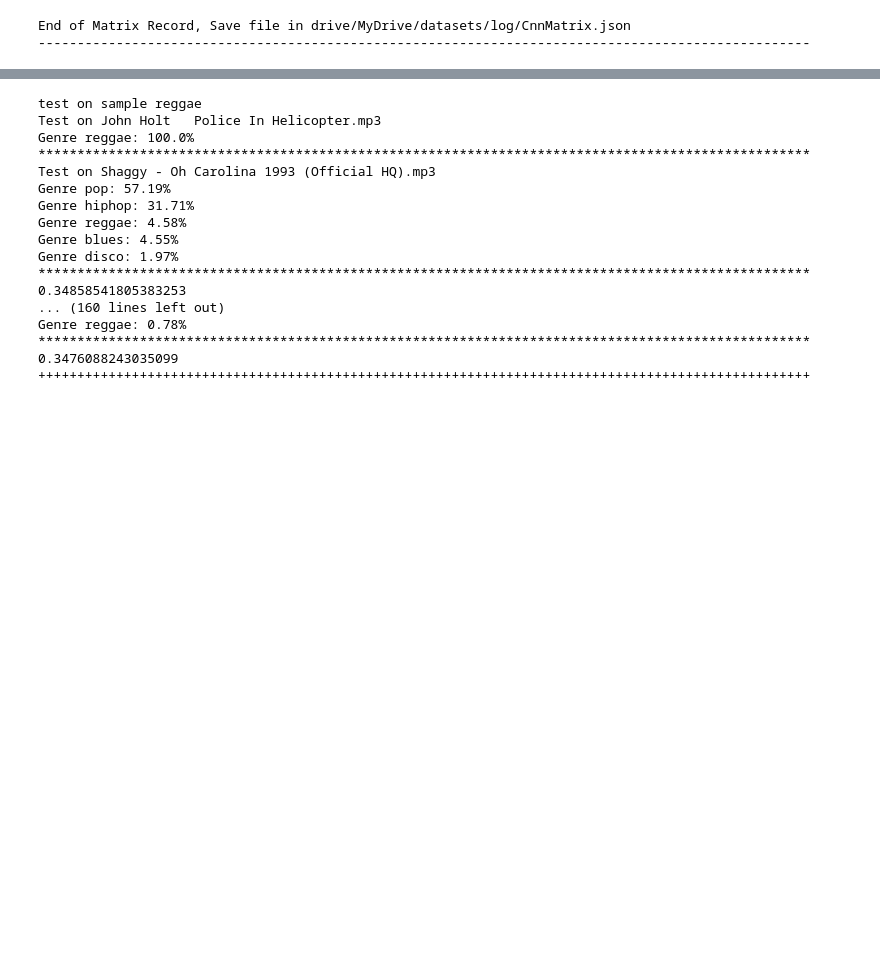
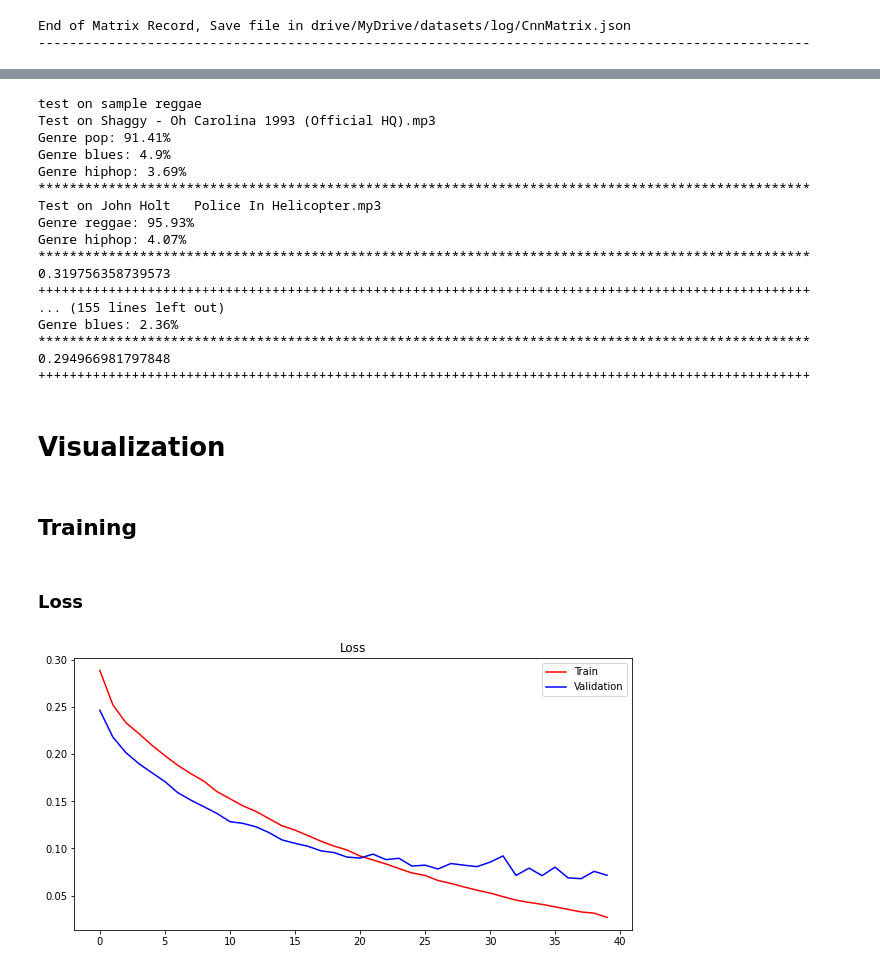
Before and after one commit to Sky0307/2022DLProject, a Jupyter notebook: training.ipynb, the cells around one changed output, grey strips where cells are left out. Drawn from its saved outputs; the diff is of its cells as text; code cells hidden in the pictures; blank space fills up the shorter version.

Commit message:
added result visualisation

```diff
--- a/training.ipynb
+++ b/training.ipynb
@@ -25,7 +20,7 @@ drive.mount('/content/drive')
 # %% [output]
 Drive already mounted at /content/drive; to attempt to forcibly remount, call drive.mount("/content/drive", force_remount=True).
 # %%
-directory = "drive/MyDrive/datasets"
+directory = "drive/MyDrive/datasets/"
 # %% [markdown]
 # Default Params
 # %%
@@ -60,23 +55,23 @@ class Parameters:
                              'country': 8,
                              'jazz': 9}
 
-        # On pure GTZAN dataset
-        self.TRAIN_DATA_PATH = directory + '/train.h5'
-        self.VAL_DATA_PATH = directory + '/valid.h5'
-        self.TEST_DATA_PATH = directory + '/test.h5'
+        # pure GTZAN dataset
+        self.GTZAN_TRAIN_DATA = directory + 'training dataset/train.h5'
+        self.GTZAN_VAL_DATA = directory + 'training dataset/valid.h5'
+        self.GTZAN_TEST_DATA = directory + 'training dataset/test.h5'
 
-        # On hybrid dataset
-        self.A_TRAIN_DATA_PATH = directory + '/fin_train.h5'
-        self.A_VAL_DATA_PATH = directory + '/fin_valid.h5'
-        self.A_TEST_DATA_PATH = directory + '/fin_test.h5'
+        # custom dataset 1
+        self.TRAIN_DATA_1 = directory + 'training dataset/custom_train.h5'
+        self.VAL_DATA_1 = directory + 'training dataset/custom_valid.h5'
+        self.TEST_DATA_1 = directory + 'training dataset/custom_test.h5'
 
-        # On hybrid dataset
-        self.LA_TRAIN_DATA_PATH = directory + '/l_train.h5'
-        self.LA_VAL_DATA_PATH = directory + '/l_valid.h5'
-        self.LA_TEST_DATA_PATH = directory + '/l_test.h5'
+        # custom dataset 2
+        self.TRAIN_DATA_2 = directory + 'training dataset/custom_train_2.h5'
+        self.VAL_DATA_2 = directory + 'training dataset/custom_valid_2.h5'
+        self.TEST_DATA_2 = directory + 'training dataset/custom_test_2.h5'
 
-        self.MODEL_SAVE_FOLD = directory + '/model/'
-        self.LOG_SAVE_FOLD = directory + '/log/'
+        self.MODEL_SAVE_FOLDER = directory + 'model/'
+        self.LOG_SAVE_FOLDER = directory + 'log/'
 
         if self.cuda:
             self.kwargs = {'num_workers': 1, 'pin_memory': True}
@@ -100,7 +95,7 @@ class Parameters:
 Para = Parameters()
 Para.learning_rate = 1e-5
 Para.batch_size = 20
-Para.epoch_num = 50
+Para.epoch_num = 40
 print(Para)
 # %% [output]
 The Batch Size is 20
@@ -565,25 +557,44 @@ def test_model(dealer, save_name):
         test_result[key] /= 300
         print(test_result[key])
         print("+"*99)
-    with open(Para.LOG_SAVE_FOLD + save_name, 'w+') as f:
+    with open(Para.LOG_SAVE_FOLDER + save_name, 'w+') as f:
         json.dump(test_result, f)
     return
-test_model(cnn_dealer, 'cnnTest.json')
+test_model(cnn_dealer, 'cnnFullSongTest.json')
 # %% [output]
 test on sample reggae
+Test on Shaggy - Oh Carolina 1993 (Official HQ).mp3
+Genre pop: 91.41%
+Genre blues: 4.9%
+Genre hiphop: 3.69%
+***************************************************************************************************
 Test on John Holt   Police In Helicopter.mp3
-Genre reggae: 100.0%
+Genre reggae: 95.93%
+Genre hiphop: 4.07%
 ***************************************************************************************************
-Test on Shaggy - Oh Carolina 1993 (Official HQ).mp3
-Genre pop: 57.19%
-Genre hiphop: 31.71%
-Genre reggae: 4.58%
-Genre blues: 4.55%
-Genre disco: 1.97%
+0.319756358739573
++++++++++++++++++++++++++++++++++++++++++++++++++++++++++++++++++++++++++++++++++++++++++++++++++++
+... (155 lines left out)
+Genre blues: 2.36%
 ***************************************************************************************************
-0.34858541805383253
-... (160 lines left out)
-Genre reggae: 0.78%
-***************************************************************************************************
-0.3476088243035099
+0.294966981797848
 +++++++++++++++++++++++++++++++++++++++++++++++++++++++++++++++++++++++++++++++++++++++++++++++++++
+# %% [markdown]
+# Visualization
+# %% [markdown]
+## Training
+# %%
+with open(Para.LOG_SAVE_FOLDER + 'CnnModel.json', 'r') as f:
+    cnn = json.load(f)
+# %% [markdown]
+### Loss
+# %%
+plt.figure(figsize=(10, 5))
+plt.plot(cnn['train_loss'], color='r', label='Train')
+plt.plot(cnn['valid_loss'], color='b', label='Validation')
+plt.title('Loss')
+plt.legend(loc="best")
+plt.savefig("drive/MyDrive/datasets/pictures/Training Loss vs Epochs")
+plt.show()
+# %% [output]
+[figure, added]
```
Also changed, not shown: parts of 27 cells of this notebook.
